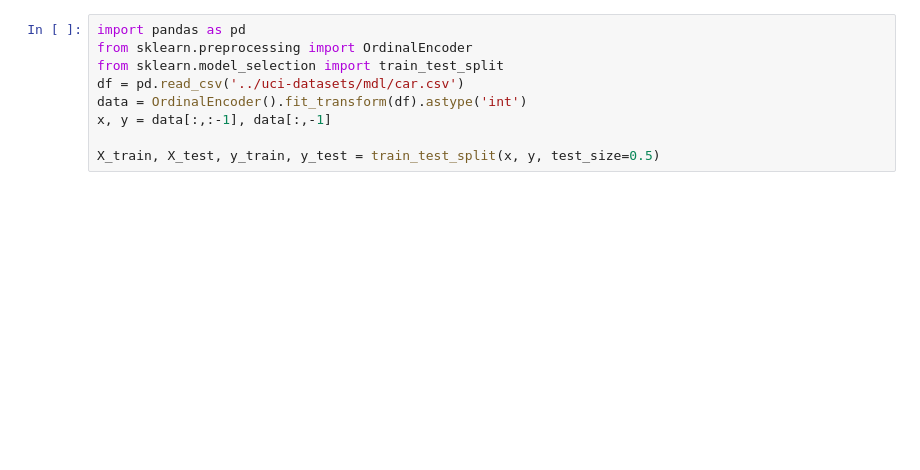
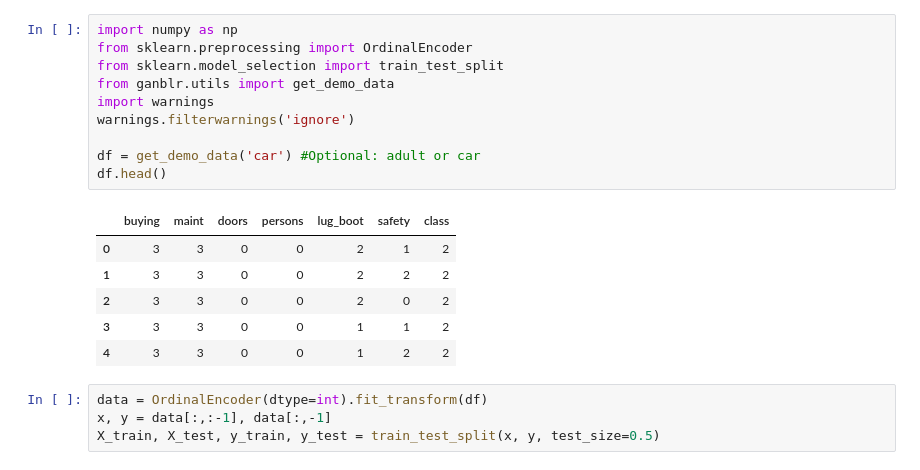
Before and after one commit to tulip-lab/ganblr, a Jupyter notebook: usage_example.ipynb, the cells around one changed output. Saved outputs shown, nothing was run; the diff lists cells and outputs as text; blank space fills up the shorter version.

```diff
--- a/usage_example.ipynb
+++ b/usage_example.ipynb
@@ -1,11 +1,23 @@
+# %%
+import numpy as np
+from sklearn.preprocessing import OrdinalEncoder
+from sklearn.model_selection import train_test_split
+from ganblr.utils import get_demo_data
+import warnings
+warnings.filterwarnings('ignore')
+
+df = get_demo_data('car') #Optional: adult or car
+df.head()
+# %% [output]
+|  | buying | maint | doors | persons | lug_boot | safety | class |
+| 0 | 3 | 3 | 0 | 0 | 2 | 1 | 2 |
+| 1 | 3 | 3 | 0 | 0 | 2 | 2 | 2 |
+| 2 | 3 | 3 | 0 | 0 | 2 | 0 | 2 |
+| 3 | 3 | 3 | 0 | 0 | 1 | 1 | 2 |
+| 4 | 3 | 3 | 0 | 0 | 1 | 2 | 2 |
 # %%
-import pandas as pd
-from sklearn.preprocessing import OrdinalEncoder
-from sklearn.model_selection import train_test_split
-df = pd.read_csv('../uci-datasets/mdl/car.csv')
-data = OrdinalEncoder().fit_transform(df).astype('int')
+data = OrdinalEncoder(dtype=int).fit_transform(df)
 x, y = data[:,:-1], data[:,-1]
-
 X_train, X_test, y_train, y_test = train_test_split(x, y, test_size=0.5)
 # %%
 from ganblr.ganblr import GANBLR
```
Also changed, not shown: parts of 8 cells of this notebook, 4 other files.
